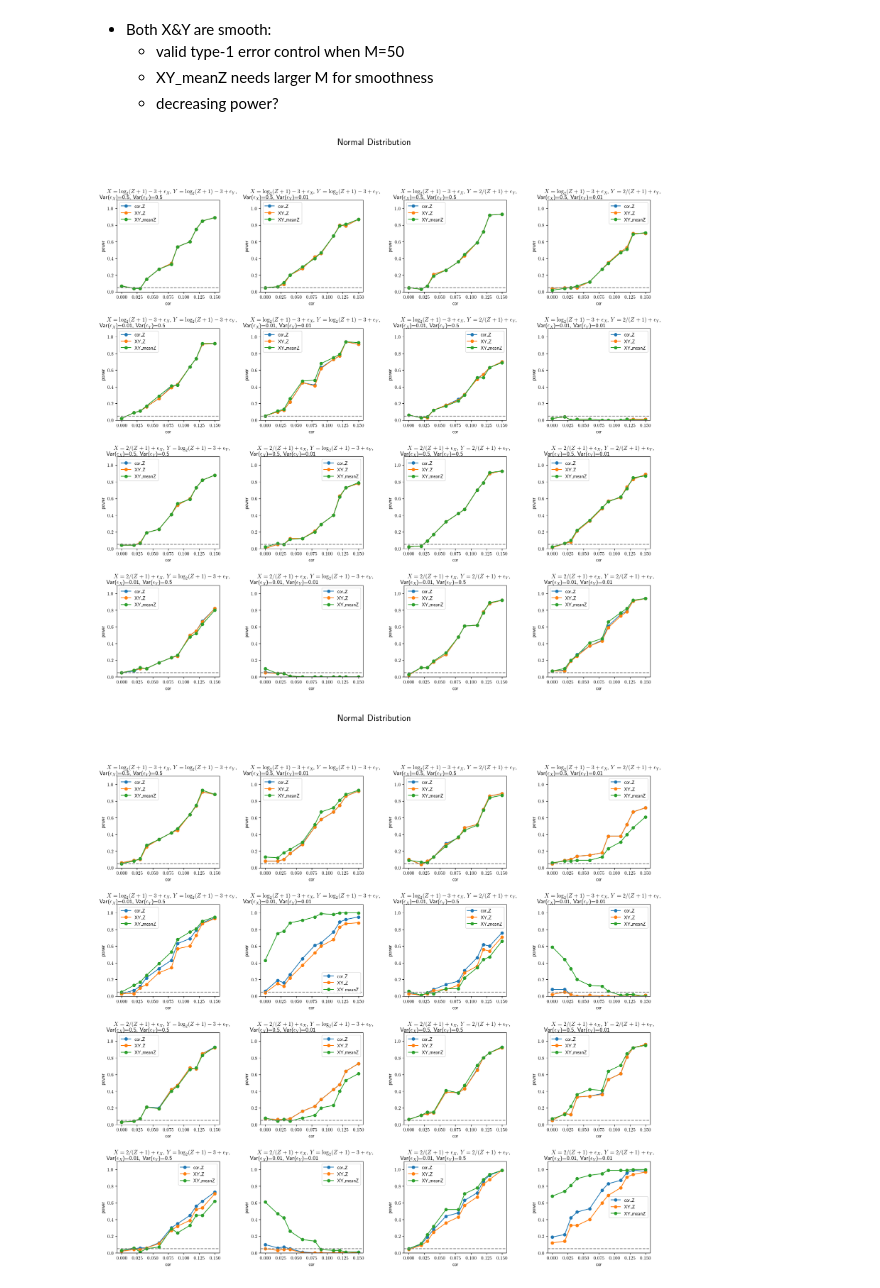
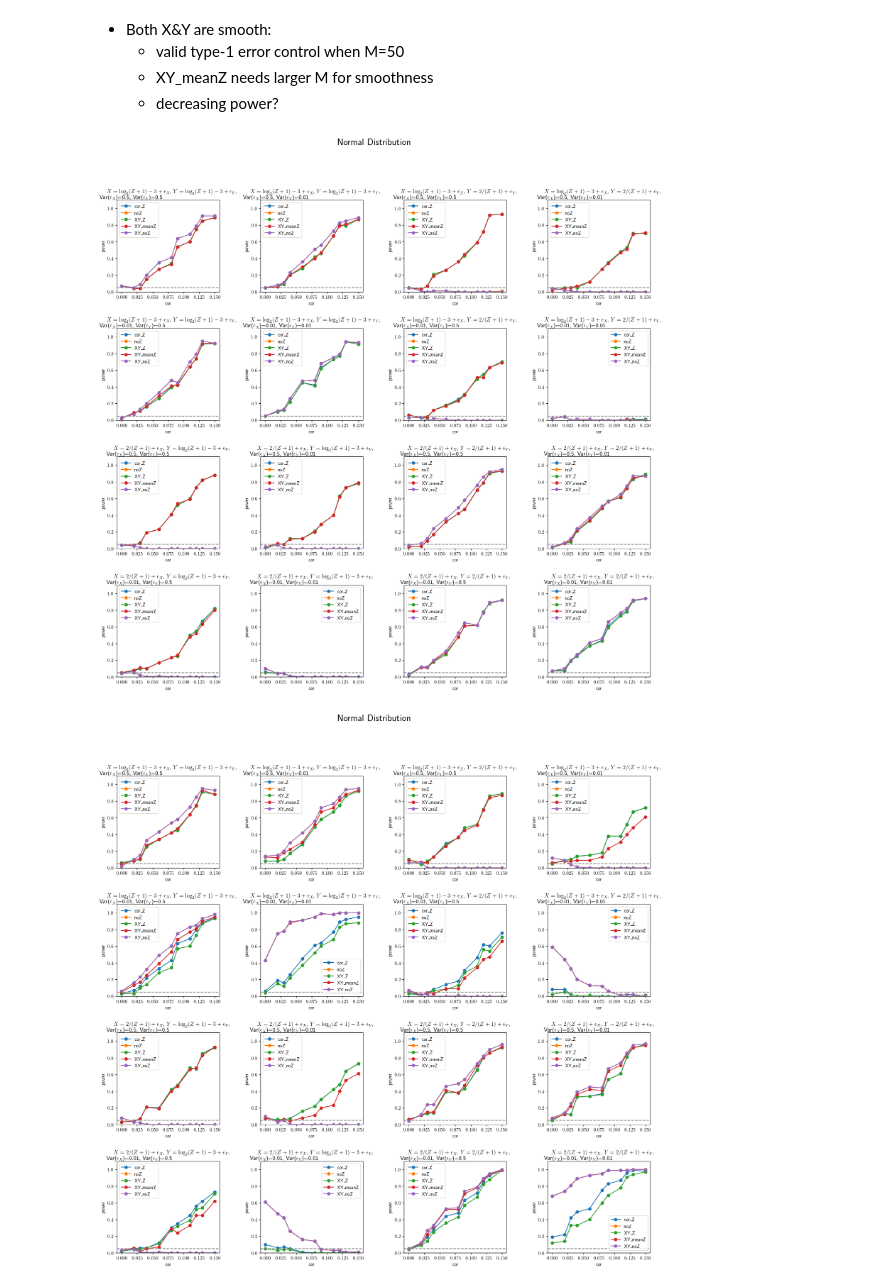
Before and after one commit to lmqxwm/LPT2, a Jupyter notebook: simulation11.ipynb, the cells around one changed output. Saved outputs shown, nothing was run; the diff lists cells and outputs as text; code cells hidden in the pictures.

```diff
--- a/simulation11.ipynb
+++ b/simulation11.ipynb
@@ -373,7 +375,7 @@ for xf in range(2):
                 plt.subplot(4, 4, xf*8+vx1*4+yf*2+vy1+1)
                 result = pd.read_csv("./results/result_n1000_m25_cor025_x_func_"+str(xf+2)+"_"+str(yf+2)+"_var_"+str(vxs[vx1])+"_"+str(vys[vy1])+"_"+hs+"_"+types+".csv", index_col=0)
                 result.columns = pd.Series(result.columns.astype('float')).round(2).values
-                result = result.iloc[[0,2,3],:]
+                result = result.iloc[:5,:]
                 plt.plot(result.T, '-o')
                 plt.xlabel("cor")
                 if hs == "h0":
@@ -409,7 +411,7 @@ for xf in range(2):
                 plt.subplot(4, 4, xf*8+vx1*4+yf*2+vy1+1)
                 result = pd.read_csv("./results/result_n1000_m10_cor025_x_func_"+str(xf)+"_"+str(yf)+"_var_"+str(vxs[vx1])+"_"+str(vys[vy1])+"_"+hs+"_"+types+".csv", index_col=0)
                 result.columns = pd.Series(result.columns.astype('float')).round(2).values
-                result = result.iloc[[0,2,3],:]
+                result = result.iloc[[2,3,4],:]
                 plt.plot(result.T, '-o')
                 plt.xlabel("cor")
                 if hs == "h0":
@@ -424,5 +426,6 @@ for xf in range(2):
                 #plt.xticks(result.columns, np.arange(11)/10)
 fig = plt.gcf()
 fig.suptitle("Normal Distribution", fontsize=20)
+plt.savefig("./figures/M10_1.png")
 plt.show()
 # %% [output]
@@ -443,7 +446,7 @@ for xf in range(2):
                 plt.subplot(4, 4, xf*8+vx1*4+yf*2+vy1+1)
                 result = pd.read_csv("./results/result_n1000_m10_cor025_x_func_"+str(xf+2)+"_"+str(yf+2)+"_var_"+str(vxs[vx1])+"_"+str(vys[vy1])+"_"+hs+"_"+types+".csv", index_col=0)
                 result.columns = pd.Series(result.columns.astype('float')).round(2).values
-                result = result.iloc[[0,2,3],:]
+                result = result.iloc[[2,3,4],:]
                 plt.plot(result.T, '-o')
                 plt.xlabel("cor")
                 if hs == "h0":
@@ -458,5 +461,6 @@ for xf in range(2):
                 #plt.xticks(result.columns, np.arange(11)/10)
 fig = plt.gcf()
 fig.suptitle("Normal Distribution", fontsize=20)
+plt.savefig("./figures/M10_2.png")
 plt.show()
 # %% [output]
@@ -482,7 +486,7 @@ for xf in range(2):
                 plt.subplot(4, 4, xf*8+vx1*4+yf*2+vy1+1)
                 result = pd.read_csv("./results/result_n1000_m50_cor015_x_func_"+str(xf+2)+"_"+str(yf+2)+"_var_"+str(vxs[vx1])+"_"+str(vys[vy1])+"_"+hs+"_"+types+".csv", index_col=0)
                 result.columns = pd.Series(result.columns.astype('float')).round(2).values
-                result = result.iloc[[0,2,3],:]
+                result = result.iloc[:5,:]
                 plt.plot(result.T, '-o')
                 plt.xlabel("cor")
                 if hs == "h0":
@@ -497,40 +501,42 @@ for xf in range(2):
                 #plt.xticks(result.columns, np.arange(11)/10)
 fig = plt.gcf()
 fig.suptitle("Normal Distribution", fontsize=20)
+plt.savefig("./figures/M50Sxy_1.png")
 plt.show()
 # %% [output]
-[figure, old version]
+[figure, new version]
 # %%
 types = "normal"
 hs = 'h0'
 vxs = [0.5, 0.01]
 vys = [0.5, 0.01]
 xfuns = ['$X = Z + \epsilon_X$', '$X = 4Z^2 - 4Z-5 + \epsilon_X$', '$X = \log_2(Z+1)-3 + \epsilon_X$', '$X = 2/(Z+1) + \epsilon_X$']
 yfuns = ['$Y = Y + \epsilon_Y$', '$Y = 4Z^2 - 4Z-5 + \epsilon_Y$', '$Y = \log_2(Z+1)-3 + \epsilon_Y$', '$Y = 2/(Z+1)  + \epsilon_Y$']
 plt.figure(figsize=(20,18))
 plt.subplots_adjust(wspace=.4, hspace=.4)
 for xf in range(2):
     for yf in range(2):
         for vx1 in range(len(vxs)):
             for vy1 in range(len(vys)):
                 plt.subplot(4, 4, xf*8+vx1*4+yf*2+vy1+1)
                 result = pd.read_csv("./results/result_n1000_m10_cor015_x_func_"+str(xf+2)+"_"+str(yf+2)+"_var_"+str(vxs[vx1])+"_"+str(vys[vy1])+"_"+hs+"_"+types+".csv", index_col=0)
                 result.columns = pd.Series(result.columns.astype('float')).round(2).values
-                result = result.iloc[[0,2,3],:]
+                result = result.iloc[:5,:]
                 plt.plot(result.T, '-o')
                 plt.xlabel("cor")
                 if hs == "h0":
                     plt.ylabel("power")
                 else:
                     plt.ylabel("power")
                 plt.legend(result.index)
                 plt.ylim([0, 1.1])
                 plt.axhline(y=0.05, color='grey', linestyle='--')
                 plt.rcParams['text.usetex'] = True
                 plt.title(r"{}, {}, $\\$ Var($\epsilon_X$)={}, Var($\epsilon_Y$)={}".format(xfuns[xf+2], yfuns[yf+2], vxs[vx1], vys[vy1]))
                 #plt.xticks(result.columns, np.arange(11)/10)
 fig = plt.gcf()
 fig.suptitle("Normal Distribution", fontsize=20)
+plt.savefig("./figures/M50Sxy_2.png")
 plt.show()
 # %% [output]
-[figure, old version]
+[figure, new version]
```
Also changed, not shown: parts of 6 cells of this notebook, 9 other files.
